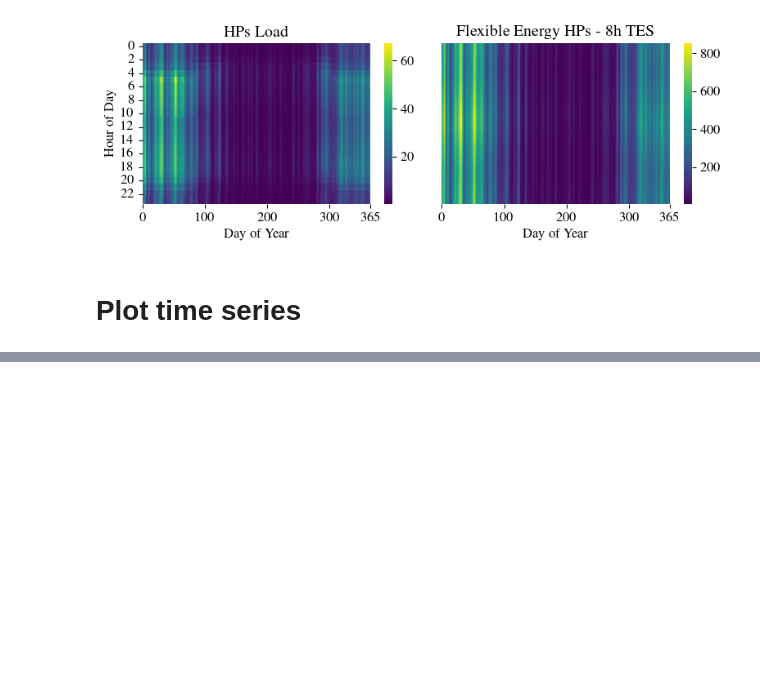
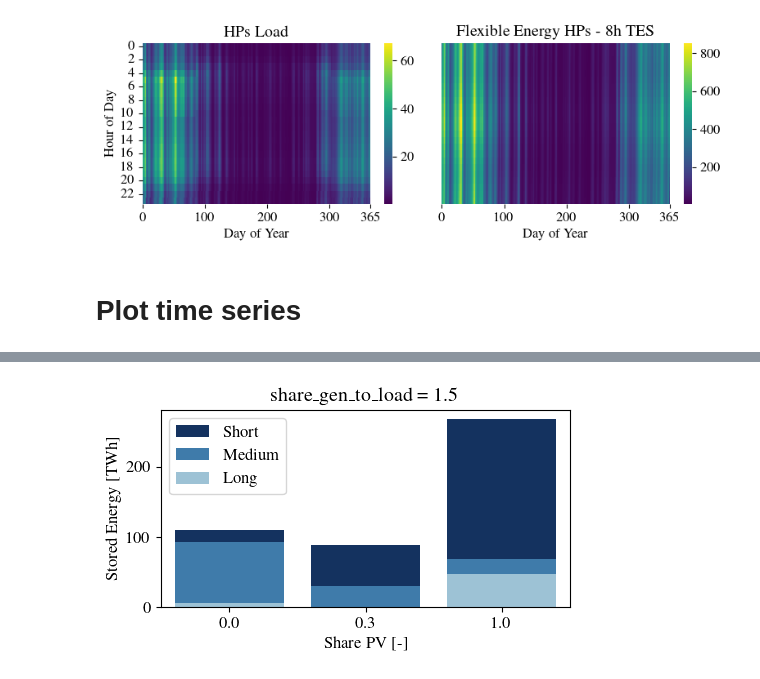
Before and after one commit to AnyaHe/SEM, a Jupyter notebook: Plots.ipynb, the cells around one changed output, grey strips where cells are left out. Cells and saved outputs as stored; diff of their text form; code cells hidden in the pictures; blank space fills up the shorter version.

```diff
--- a/Plots.ipynb
+++ b/Plots.ipynb
@@ -1956,0 +2016,18 @@ demand = pd.read_csv(r"data/demand_germany_ego100.csv", index_col=0,
+# %%
+scenario = "test_share_gen"
+share_gen_to_load = 1.5
+storage_equivalent = pd.read_csv(
+        f"results/two_weeks_weight_one/{scenario}/storage_equivalents.csv",
+        index_col=0)
+parameter = {"share_pv": "Share PV [-]"}
+ylabel = "Stored Energy [TWh]"
+language = "english"
+plot_storage_equivalent_germany_stacked(
+            storage_equivalent.loc[storage_equivalent.share_gen_to_load==share_gen_to_load],
+            parameter=parameter,
+            ylabel=ylabel,
+            language=language,
+            title=f"share_gen_to_load = {share_gen_to_load}"
+        )
+# %% [output]
+[figure, added]
```
Also changed, not shown: parts of 24 cells of this notebook, 3 other files.
